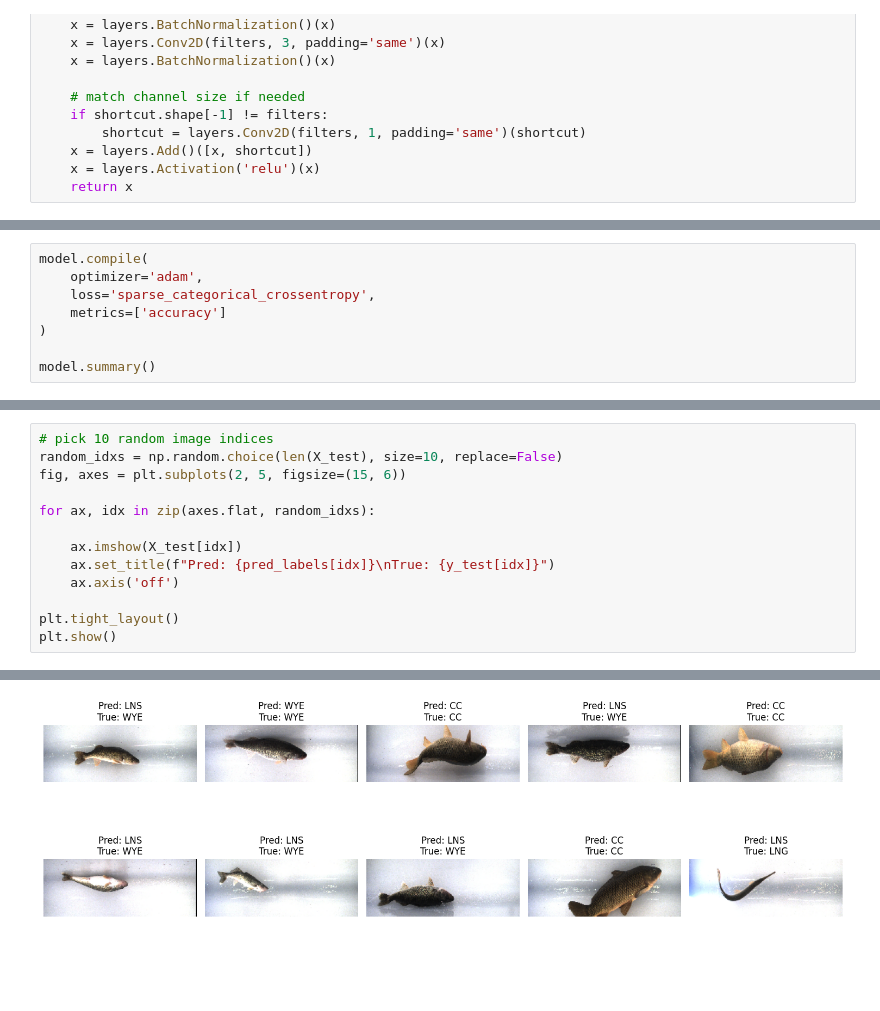
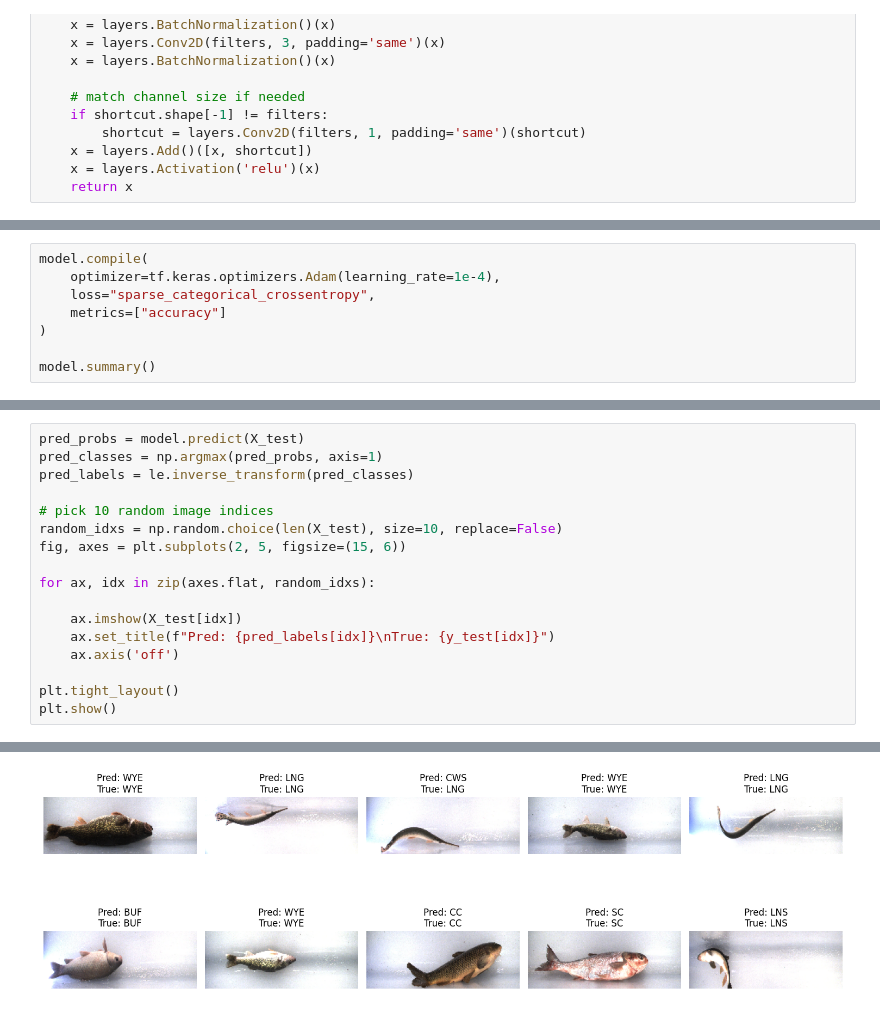
Before and after one commit to mmerioles/safse, a Jupyter notebook: notebooks/classify.ipynb, the cells around one changed output, grey strips where cells are left out. Saved outputs shown, nothing was run; the diff lists cells and outputs as text; blank space fills up the shorter version.

```diff
--- a/notebooks/classify.ipynb
+++ b/notebooks/classify.ipynb
@@ -162,8 +174,8 @@ model = models.Model(inputs, outputs)
 # %%
 model.compile(
-    optimizer='adam',
-    loss='sparse_categorical_crossentropy',
-    metrics=['accuracy']
+    optimizer=tf.keras.optimizers.Adam(learning_rate=1e-4),
+    loss="sparse_categorical_crossentropy",
+    metrics=["accuracy"]
 )
 
 model.summary()
@@ -228,4 +241,8 @@ Test accuracy: 0.2759856581687927
 # %%
+pred_probs = model.predict(X_test)
+pred_classes = np.argmax(pred_probs, axis=1)
+pred_labels = le.inverse_transform(pred_classes)
+
 # pick 10 random image indices
 random_idxs = np.random.choice(len(X_test), size=10, replace=False)
 fig, axes = plt.subplots(2, 5, figsize=(15, 6))
@@ -242 +260 @@ plt.show()
-[figure, old version]
+[figure, new version]
```
Also changed, not shown: parts of 7 cells of this notebook.
